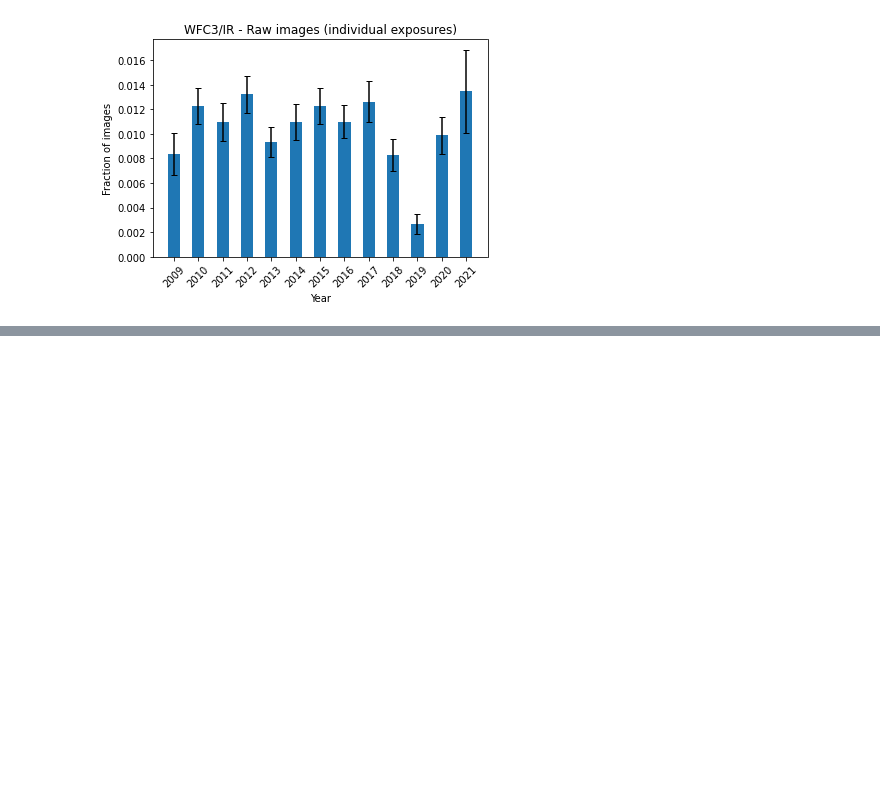
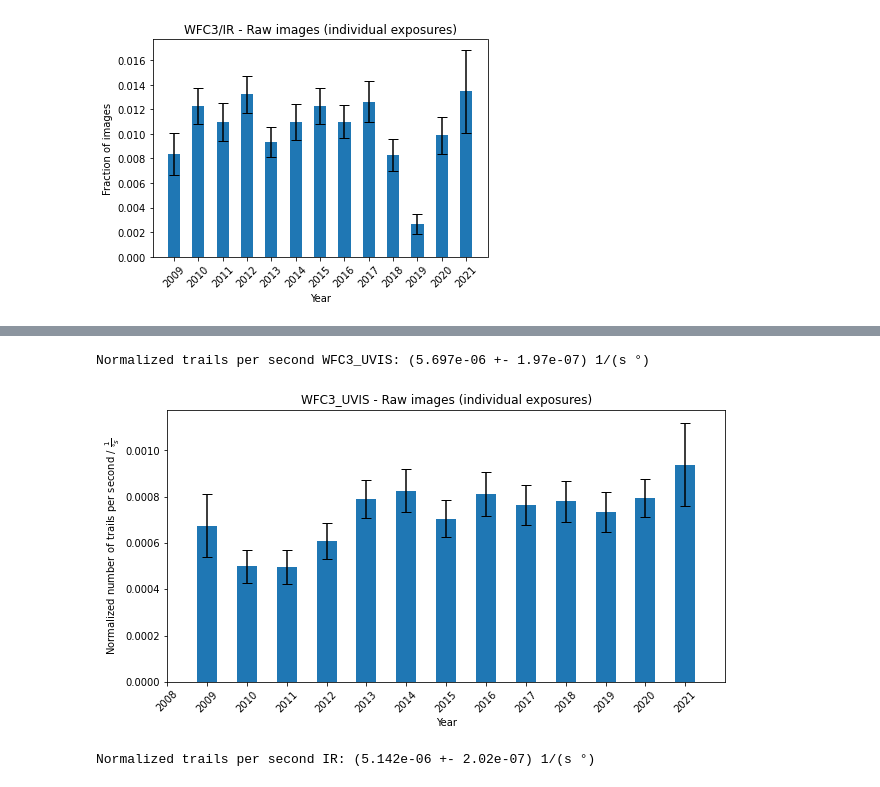
Before and after one commit to baussel/Satellite_Detection, a Jupyter notebook: Processing_and_Analysis.ipynb, the cells around one changed output, grey strips where cells are left out. Cells and saved outputs as stored; diff of their text form; code cells hidden in the pictures; blank space fills up the shorter version.

```diff
--- a/Processing_and_Analysis.ipynb
+++ b/Processing_and_Analysis.ipynb
@@ -436,0 +502,46 @@ plt.savefig("/content/drive/MyDrive/ESA/Results/processed/plots/IR_fraction_year
+# %%
+ #all images
+total_exp_time_WFC3_UVIS = data_WFC3_UVIS["start_time_mjd"].sum() #Sum of exposure time
+total_number_sats_WFC3_UVIS = len(data_sats_WFC3_UVIS) #Number of trails
+total_trails_per_second_WFC3_UVIS = total_number_sats_WFC3_UVIS/total_exp_time_WFC3_UVIS
+total_mean_fov_WFC3_UVIS = np.mean(data_sats_WFC3_UVIS["fov_size"])/np.sqrt(2)
+total_norm_trails_per_second_WFC3_UVIS = total_trails_per_second_WFC3_UVIS/total_mean_fov_WFC3_UVIS
+u_total_norm_trails_per_second_WFC3_UVIS = np.sqrt(total_number_sats_WFC3_UVIS)/(total_exp_time_WFC3_UVIS*total_mean_fov_WFC3_UVIS)
+print("Normalized trails per second WFC3_UVIS: ({:.3e} +- {:.2e}) 1/(s °)".format(total_norm_trails_per_second_WFC3_UVIS,u_total_norm_trails_per_second_WFC3_UVIS))
+# %% [output]
+Normalized trails per second WFC3_UVIS: (5.697e-06 +- 1.97e-07) 1/(s °)
+# %%
+#Sum of exposure time
+hist_WFC3_UVIS_exp = np.histogram(data_WFC3_UVIS["start_time_mjd"],bins=bins_mjd,weights=data_WFC3_UVIS["exposure_duration"])
+
+#Number of trails per second
+trails_per_second_WFC3_UVIS = hist_sats_WFC3[0]/hist_WFC3_UVIS_exp[0]
+
+#Mean FOV size in degrees (for images with satellites)
+fov_sats_WFC3_UVIS = np.histogram(data_sats_WFC3_UVIS["start_time_mjd"],bins=bins_mjd,weights=data_sats_WFC3_UVIS["fov_size"])[0]/(hist_sats_WFC3[0]*np.sqrt(2))
+
+#Divide by FOV size
+norm_sats_WFC3_UVIS = trails_per_second_WFC3_UVIS/fov_sats_WFC3_UVIS
+u_norm_sats_WFC3_UVIS = np.sqrt(hist_sats_WFC3[0])/(hist_WFC3_UVIS_exp[0]*fov_sats_WFC3_UVIS)
+
+plt.figure(figsize=(10,5))
+plt.title("WFC3_UVIS - Raw images (individual exposures)")
+plt.bar(years,norm_sats_WFC3_UVIS, width=0.5,yerr=u_norm_sats_WFC3_UVIS,capsize=5)
+plt.xlabel("Year")
+plt.ylabel("Normalized number of trails per second / $\\frac{1}{° s}$")
+plt.xticks(years,rotation=45)
+plt.xlim(2008,2022)
+plt.savefig("/content/drive/MyDrive/ESA/Results/processed/plots/WFC3_UVIS_fraction_years_norm.png",dpi=100)
+# %% [output]
+[figure, added]
+# %%
+#all images
+total_exp_time_IR = data_IR["start_time_mjd"].sum() #Sum of exposure time
+total_number_sats_IR = len(data_sats_IR) #Number of trails
+total_trails_per_second_IR = total_number_sats_IR/total_exp_time_IR
+total_mean_fov_IR = np.mean(data_sats_IR["fov_size"])/np.sqrt(2)
+total_norm_trails_per_second_IR = total_trails_per_second_IR/total_mean_fov_IR
+u_total_norm_trails_per_second_IR = np.sqrt(total_number_sats_IR)/(total_exp_time_IR*total_mean_fov_IR)
+print("Normalized trails per second IR: ({:.3e} +- {:.2e}) 1/(s °)".format(total_norm_trails_per_second_IR,u_total_norm_trails_per_second_IR))
+# %% [output]
+Normalized trails per second IR: (5.142e-06 +- 2.02e-07) 1/(s °)
```
Also changed, not shown: parts of 48 cells of this notebook.
